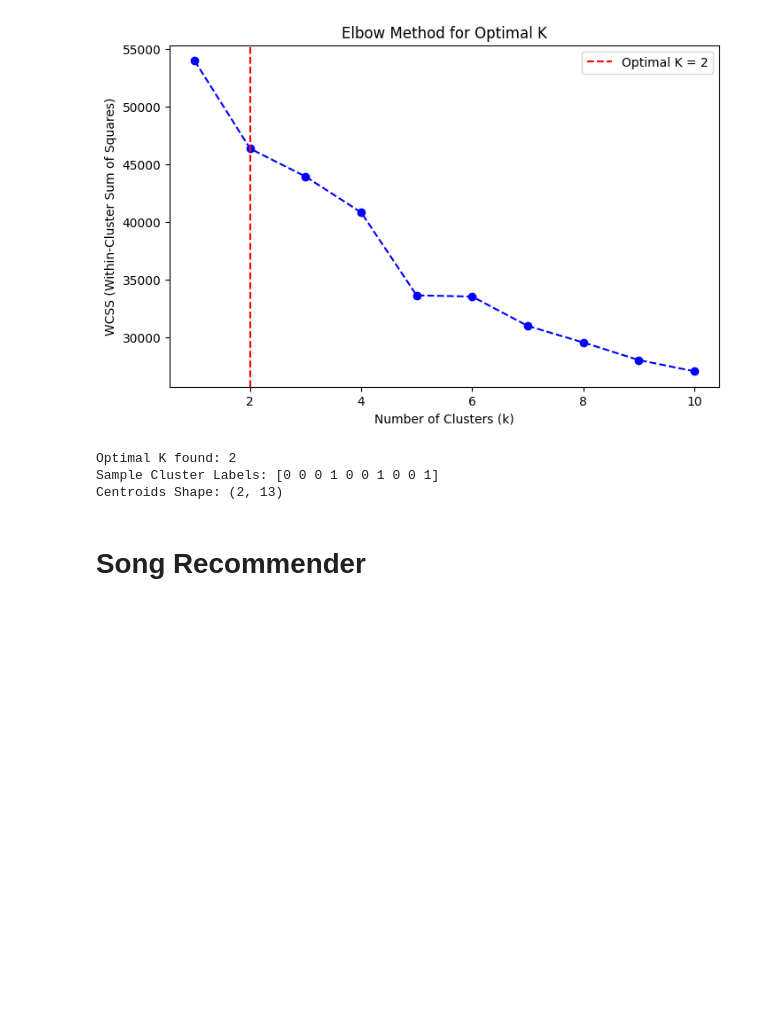
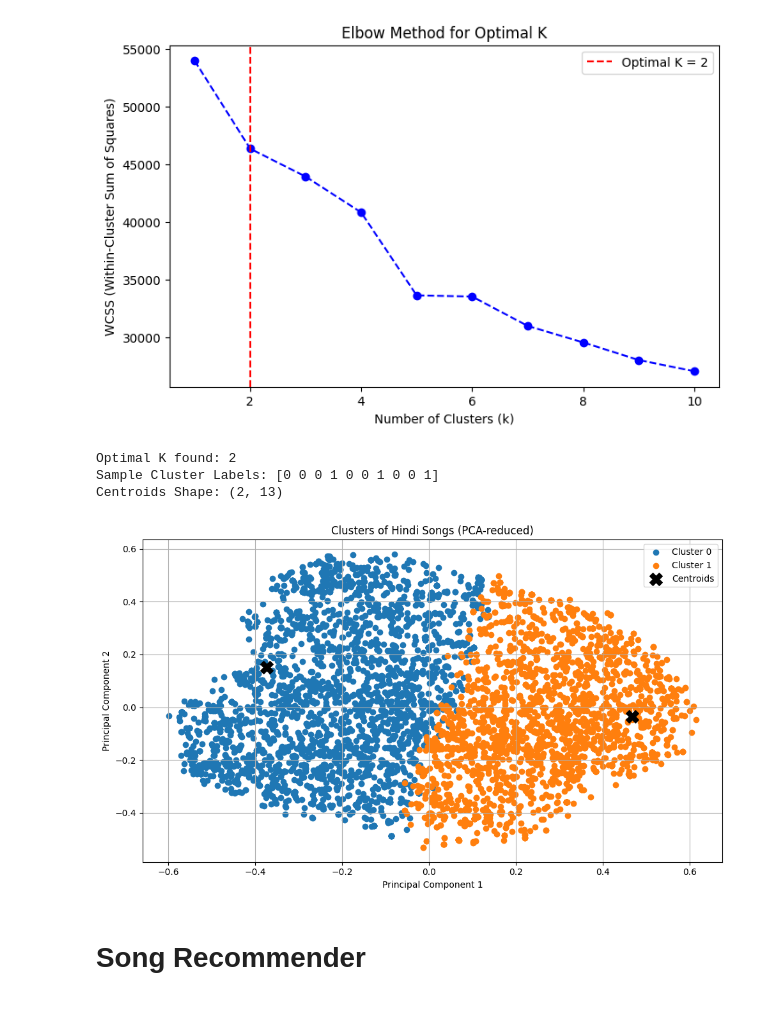
Before and after one commit to philnumpy/PRML-PROJECT, a Jupyter notebook: ProjectCode.ipynb, the cells around one changed output. Cells and saved outputs as stored; diff of their text form; code cells hidden in the pictures; blank space fills up the shorter version.

```diff
--- a/ProjectCode.ipynb
+++ b/ProjectCode.ipynb
@@ -317,6 +333,30 @@ print("Centroids Shape:", hindi_centroids.shape)
 Optimal K found: 2
 Sample Cluster Labels: [0 0 0 1 0 0 1 0 0 1]
 Centroids Shape: (2, 13)
+# %%
+#Visualising clusters
+plt.figure(figsize=(10, 6))
+for i in range(model.k):
+    plt.scatter(
+        data_kpca[hindi_labels == i, 0], #using reduced data to visualise in 2d
+        data_kpca[hindi_labels == i, 1],
+        label=f"Cluster {i}"
+    )
+centroids_2d = kpca.transform(hindi_centroids)
+plt.scatter(
+    centroids_2d[:, 0], centroids_2d[:, 1],
+    s=200, c='black', marker='X', label='Centroids'
+)
+
+plt.title("Clusters of Hindi Songs (PCA-reduced)")
+plt.xlabel("Principal Component 1")
+plt.ylabel("Principal Component 2")
+plt.legend()
+plt.grid(True)
+plt.tight_layout()
+plt.show()
+# %% [output]
+[figure, added]
 # %% [markdown]
 **<h1>Song Recommender**
 # %%
```
Also changed, not shown: parts of 6 cells of this notebook.
